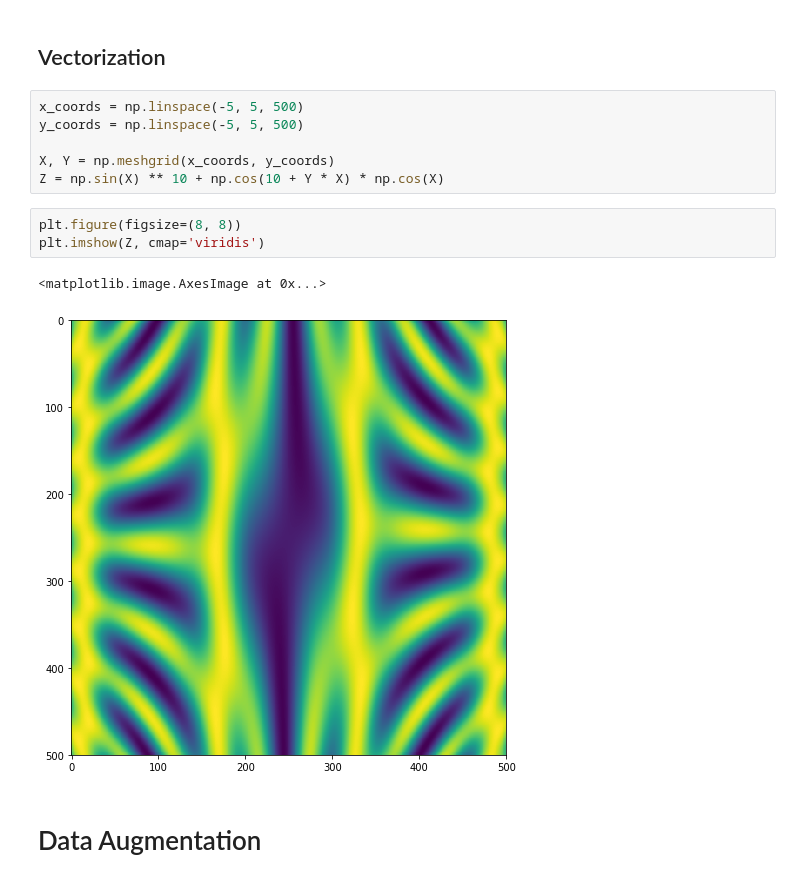
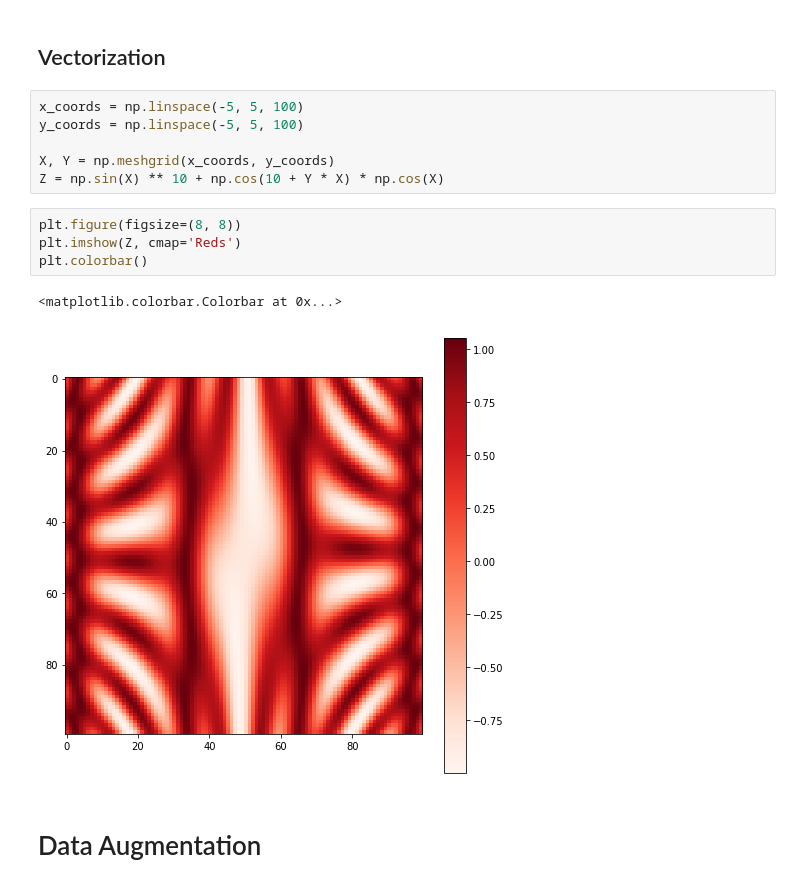
Before and after one commit to scespinoza/introduction-to-machine-learning, a Jupyter notebook: Introduction to Machine Learning - 3.ipynb, the cells around one changed output. Cells and saved outputs as stored; diff of their text form.

```diff
--- a/Introduction to Machine Learning - 3.ipynb
+++ b/Introduction to Machine Learning - 3.ipynb
@@ -449,17 +506,18 @@ array([[1., 0., 0., 0., 2.],
 # %% [markdown]
 ## Vectorization
 # %%
-x_coords = np.linspace(-5, 5, 500)
-y_coords = np.linspace(-5, 5, 500)
+x_coords = np.linspace(-5, 5, 100)
+y_coords = np.linspace(-5, 5, 100)
 
 X, Y = np.meshgrid(x_coords, y_coords)
 Z = np.sin(X) ** 10 + np.cos(10 + Y * X) * np.cos(X)
 # %%
 plt.figure(figsize=(8, 8))
-plt.imshow(Z, cmap='viridis')
+plt.imshow(Z, cmap='Reds')
+plt.colorbar()
 # %% [output]
-<matplotlib.image.AxesImage at 0x...>
+<matplotlib.colorbar.Colorbar at 0x...>
-[figure, old version]
+[figure, new version]
 # %% [markdown]
 # Data Augmentation
 # %% [markdown]
```
Also changed, not shown: parts of 41 cells of this notebook, 11 other files.
